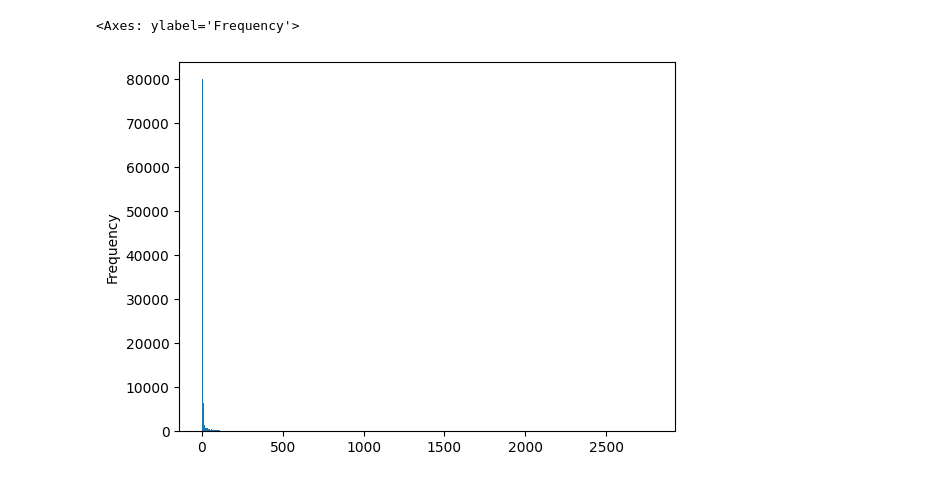
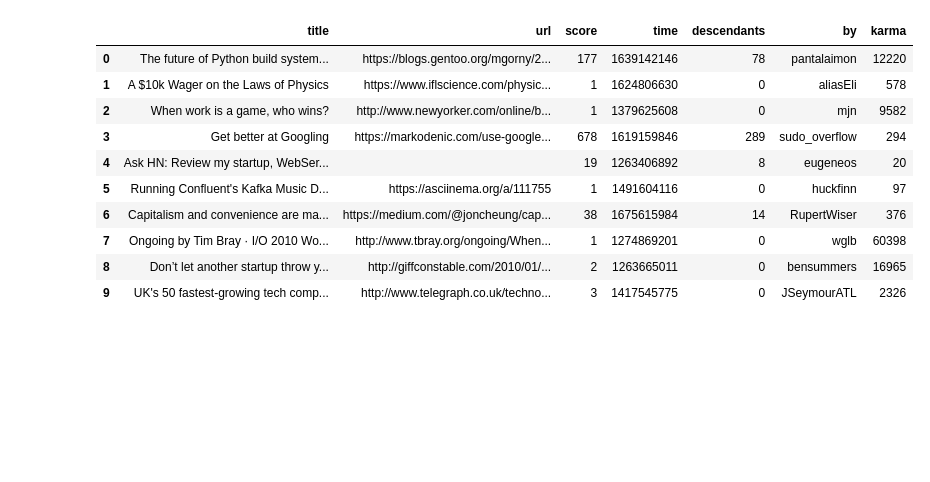
Before and after one commit to group-5-id2223/project, a Jupyter notebook: nbs/EDA.ipynb, the cells around one changed output. Drawn from its saved outputs; the diff is of its cells as text; code cells hidden in the pictures; blank space fills up the shorter version.

```diff
--- a/nbs/EDA.ipynb
+++ b/nbs/EDA.ipynb
@@ -57,8 +11,17 @@ dfs[dfs['score'] < 1]
-# %%
-dfs.score.plot.hist(bins=500)
-# %% [output]
-<Axes: ylabel='Frequency'>
-[figure, removed]
+# %%
+dfs.head(n=10)
+# %% [output]
+|  | title | url | score | time | descendants | by | karma |
+| 0 | The future of Python build system... | https://blogs.gentoo.org/mgorny/2... | 177 | 1639142146 | 78 | pantalaimon | 12220 |
+| 1 | A $10k Wager on the Laws of Physics | https://www.iflscience.com/physic... | 1 | 1624806630 | 0 | aliasEli | 578 |
+| 2 | When work is a game, who wins? | http://www.newyorker.com/online/b... | 1 | 1379625608 | 0 | mjn | 9582 |
+| 3 | Get better at Googling | https://markodenic.com/use-google... | 678 | 1619159846 | 289 | sudo_overflow | 294 |
+| 4 | Ask HN: Review my startup, WebSer... |  | 19 | 1263406892 | 8 | eugeneos | 20 |
+| 5 | Running Confluent's Kafka Music D... | https://asciinema.org/a/111755 | 1 | 1491604116 | 0 | huckfinn | 97 |
+| 6 | Capitalism and convenience are ma... | https://medium.com/@joncheung/cap... | 38 | 1675615984 | 14 | RupertWiser | 376 |
+| 7 | Ongoing by Tim Bray · I/O 2010 Wo... | http://www.tbray.org/ongoing/When... | 1 | 1274869201 | 0 | wglb | 60398 |
+| 8 | Don’t let another startup throw y... | http://giffconstable.com/2010/01/... | 2 | 1263665011 | 0 | bensummers | 16965 |
+| 9 | UK's 50 fastest-growing tech comp... | http://www.telegraph.co.uk/techno... | 3 | 1417545775 | 0 | JSeymourATL | 2326 |
 # %%
 dfs.info()
 # %% [output]
```
Also changed, not shown: parts of 31 cells of this notebook.
